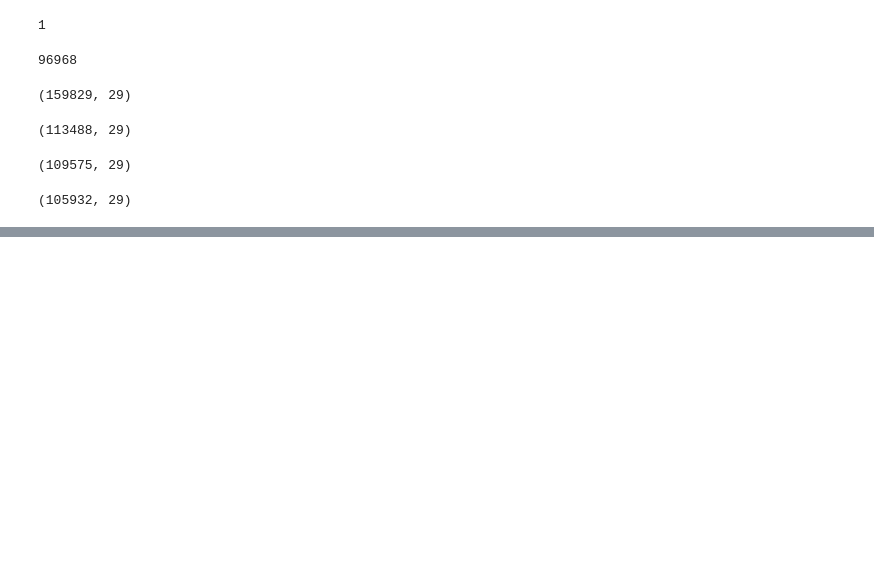
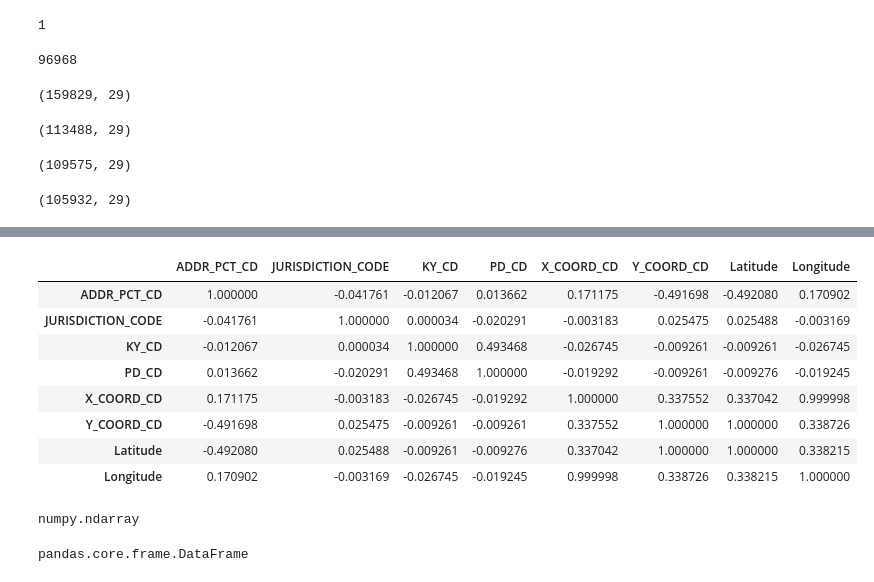
Before and after one commit to chadasravani/IST5520_Group1_NYPD_Complaint_Data, a Jupyter notebook: NYPD_Project.ipynb, the cells around one changed output, grey strips where cells are left out. Cells and saved outputs as stored; diff of their text form; code cells hidden in the pictures; blank space fills up the shorter version.

```diff
--- a/NYPD_Project.ipynb
+++ b/NYPD_Project.ipynb
@@ -254,0 +264,12 @@ df.shape
+# %%
+df.corr()
+# %% [output]
+|  | ADDR_PCT_CD | JURISDICTION_CODE | KY_CD | PD_CD | X_COORD_CD | Y_COORD_CD | Latitude | Longitude |
+| ADDR_PCT_CD | 1.000000 | -0.041761 | -0.012067 | 0.013662 | 0.171175 | -0.491698 | -0.492080 | 0.170902 |
+| JURISDICTION_CODE | -0.041761 | 1.000000 | 0.000034 | -0.020291 | -0.003183 | 0.025475 | 0.025488 | -0.003169 |
+| KY_CD | -0.012067 | 0.000034 | 1.000000 | 0.493468 | -0.026745 | -0.009261 | -0.009261 | -0.026745 |
+| PD_CD | 0.013662 | -0.020291 | 0.493468 | 1.000000 | -0.019292 | -0.009261 | -0.009276 | -0.019245 |
+| X_COORD_CD | 0.171175 | -0.003183 | -0.026745 | -0.019292 | 1.000000 | 0.337552 | 0.337042 | 0.999998 |
+| Y_COORD_CD | -0.491698 | 0.025475 | -0.009261 | -0.009261 | 0.337552 | 1.000000 | 1.000000 | 0.338726 |
+| Latitude | -0.492080 | 0.025488 | -0.009261 | -0.009276 | 0.337042 | 1.000000 | 1.000000 | 0.338215 |
+| Longitude | 0.170902 | -0.003169 | -0.026745 | -0.019245 | 0.999998 | 0.338726 | 0.338215 | 1.000000 |
@@ -254,0 +289,4 @@ df.shape
+# %%
+type(df_scale)
+# %% [output]
+numpy.ndarray
@@ -254,0 +299,4 @@ df.shape
+# %%
+type(df_scale)
+# %% [output]
+pandas.core.frame.DataFrame
```
Also changed, not shown: parts of 12 cells of this notebook.
